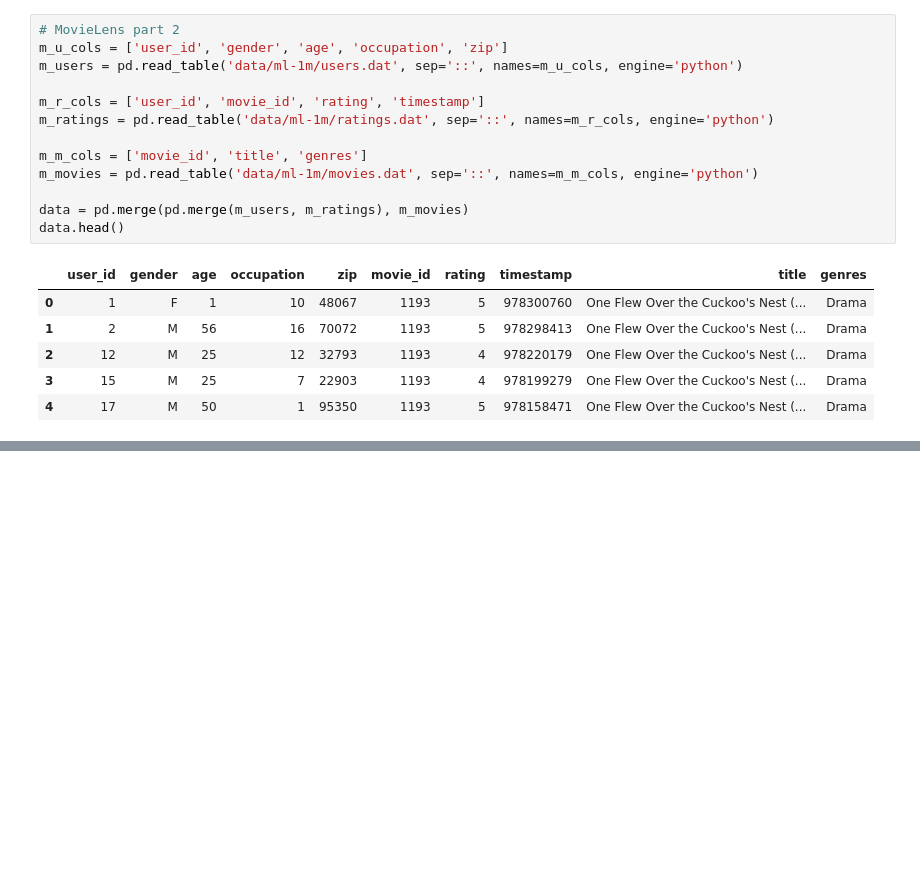
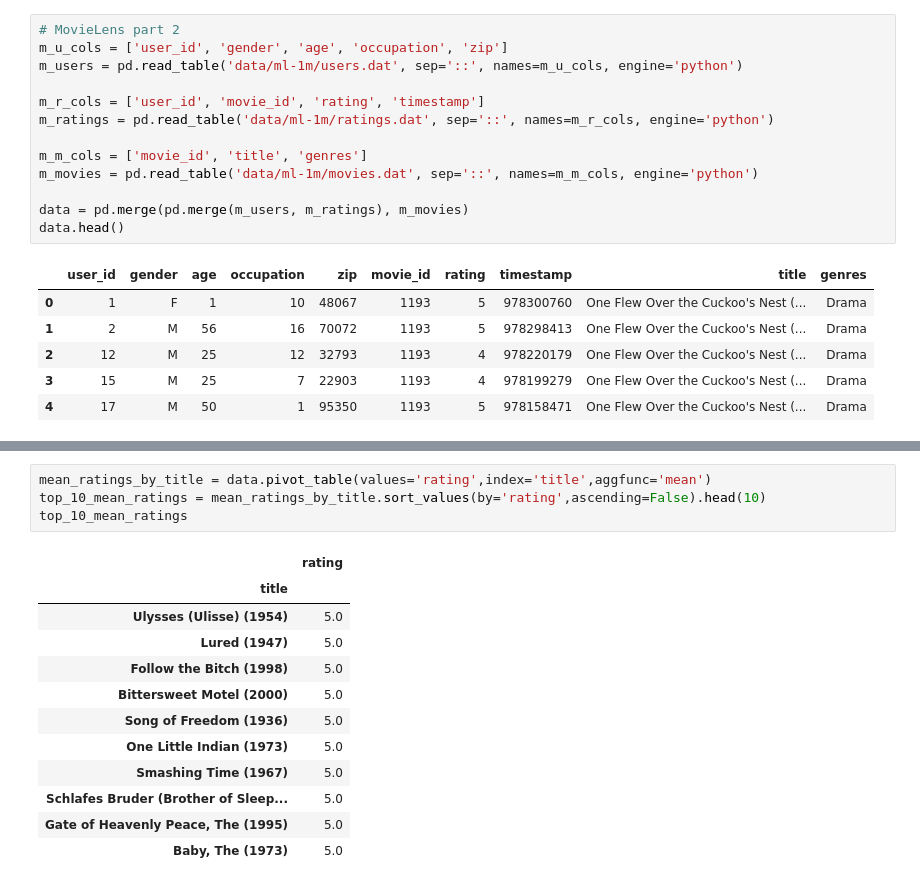
Before and after one commit to smartpigling/IndAnas, a Jupyter notebook: Analyzer/lens_movie_analysis.ipynb, the cells around one changed output, grey strips where cells are left out. Cells and saved outputs as stored; diff of their text form; blank space fills up the shorter version.

```diff
--- a/Analyzer/lens_movie_analysis.ipynb
+++ b/Analyzer/lens_movie_analysis.ipynb
@@ -199,0 +228,17 @@ data.head()
+# %%
+mean_ratings_by_title = data.pivot_table(values='rating',index='title',aggfunc='mean')
+top_10_mean_ratings = mean_ratings_by_title.sort_values(by='rating',ascending=False).head(10)
+top_10_mean_ratings
+# %% [output]
+|  | rating |
+| title |  |
+| Ulysses (Ulisse) (1954) | 5.0 |
+| Lured (1947) | 5.0 |
+| Follow the Bitch (1998) | 5.0 |
+| Bittersweet Motel (2000) | 5.0 |
+| Song of Freedom (1936) | 5.0 |
+| One Little Indian (1973) | 5.0 |
+| Smashing Time (1967) | 5.0 |
+| Schlafes Bruder (Brother of Sleep... | 5.0 |
+| Gate of Heavenly Peace, The (1995) | 5.0 |
+| Baby, The (1973) | 5.0 |
```
Also changed, not shown: parts of 11 cells of this notebook, 1 other file.
